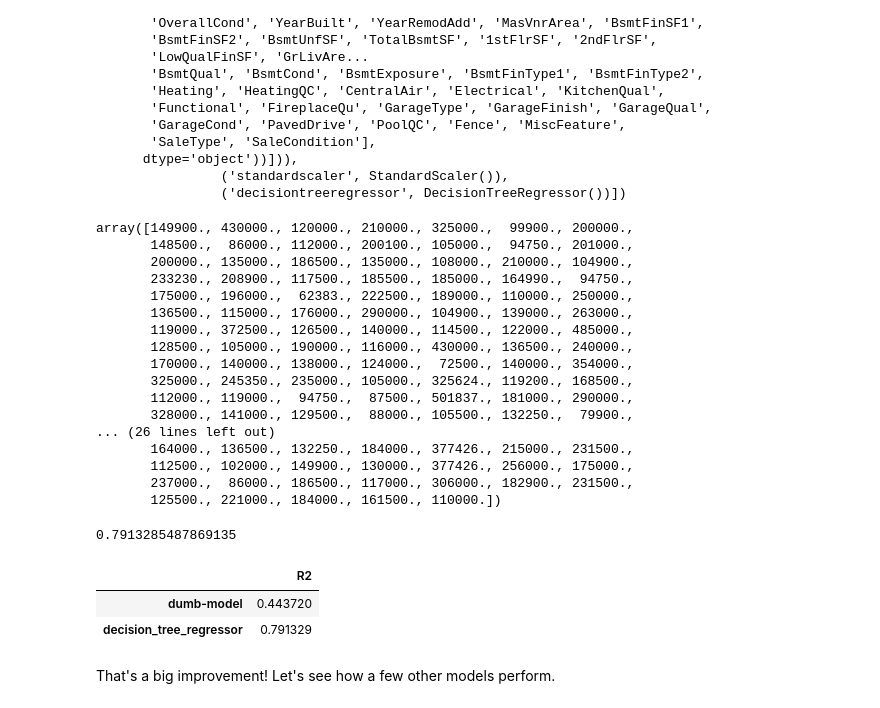
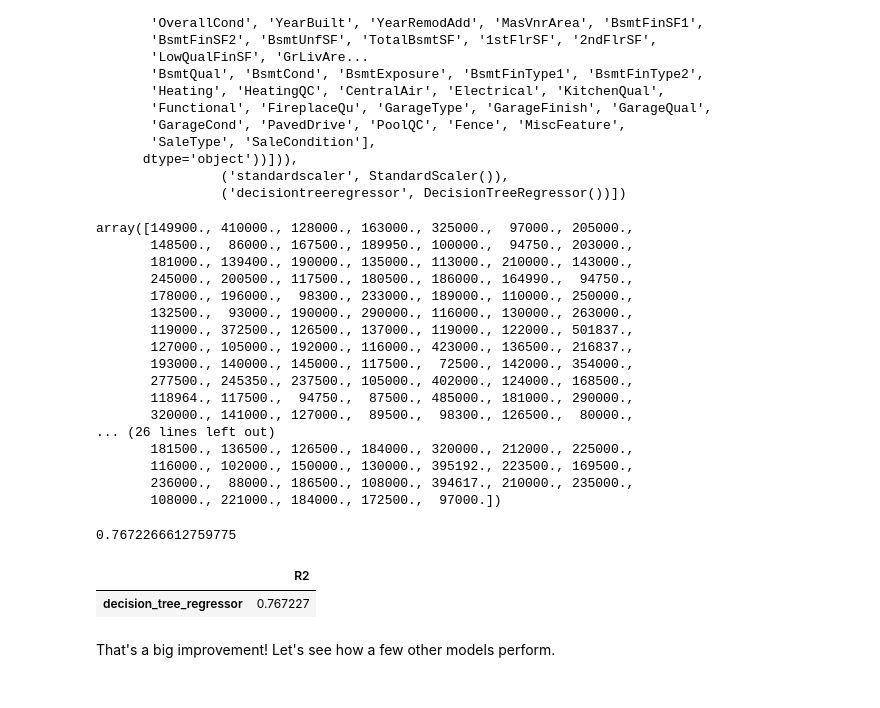
Before and after one commit to Sadia-Khan-Rupa/Chapter_7-Supervised_ML, a Jupyter notebook: Competetion_2_Regression/COMPETETION_2_KAGGLE.ipynb, the cells around one changed output. Cells and saved outputs as stored; diff of their text form; code cells hidden in the pictures.

```diff
--- a/Competetion_2_Regression/COMPETETION_2_KAGGLE.ipynb
+++ b/Competetion_2_Regression/COMPETETION_2_KAGGLE.ipynb
@@ -5,7 +5,7 @@ import pandas as pd
 # %% [markdown]
 # import Data
 # %%
-data = pd.read_csv('/Users/sadiakhanrupa/Bootcamp Main Phase/Chapter_7 Supervised_ML/Data/housing_iteration_6_regression/housing_iteration_6_regression.csv')
+data = pd.read_csv('/Users/sadiakhanrupa/Bootcamp Main Phase/Chapter_7 Supervised_ML/Competetion_2_Regression/train.csv')
 # %%
 data.head()
 # %% [output]
@@ -408,39 +240,39 @@ Pipeline(steps=[('columntransformer',
 dt_predictions = dt_pipeline.predict(X_test)
 dt_predictions
 # %% [output]
-array([149900., 430000., 120000., 210000., 325000.,  99900., 200000.,
-       148500.,  86000., 112000., 200100., 105000.,  94750., 201000.,
-       200000., 135000., 186500., 135000., 108000., 210000., 104900.,
-       233230., 208900., 117500., 185500., 185000., 164990.,  94750.,
-       175000., 196000.,  62383., 222500., 189000., 110000., 250000.,
-       136500., 115000., 176000., 290000., 104900., 139000., 263000.,
-       119000., 372500., 126500., 140000., 114500., 122000., 485000.,
-       128500., 105000., 190000., 116000., 430000., 136500., 240000.,
-       170000., 140000., 138000., 124000.,  72500., 140000., 354000.,
-       325000., 245350., 235000., 105000., 325624., 119200., 168500.,
-       112000., 119000.,  94750.,  87500., 501837., 181000., 290000.,
-       328000., 141000., 129500.,  88000., 105500., 132250.,  79900.,
+array([149900., 410000., 128000., 163000., 325000.,  97000., 205000.,
+       148500.,  86000., 167500., 189950., 100000.,  94750., 203000.,
+       181000., 139400., 190000., 135000., 113000., 210000., 143000.,
+       245000., 200500., 117500., 180500., 186000., 164990.,  94750.,
+       178000., 196000.,  98300., 233000., 189000., 110000., 250000.,
+       132500.,  93000., 190000., 290000., 116000., 130000., 263000.,
+       119000., 372500., 126500., 137000., 119000., 122000., 501837.,
+       127000., 105000., 192000., 116000., 423000., 136500., 216837.,
+       193000., 140000., 145000., 117500.,  72500., 142000., 354000.,
+       277500., 245350., 237500., 105000., 402000., 124000., 168500.,
+       118964., 117500.,  94750.,  87500., 485000., 181000., 290000.,
+       320000., 141000., 127000.,  89500.,  98300., 126500.,  80000.,
 ... (26 lines left out)
-       164000., 136500., 132250., 184000., 377426., 215000., 231500.,
-       112500., 102000., 149900., 130000., 377426., 256000., 175000.,
-       237000.,  86000., 186500., 117000., 306000., 182900., 231500.,
-       125500., 221000., 184000., 161500., 110000.])
+       181500., 136500., 126500., 184000., 320000., 212000., 225000.,
+       116000., 102000., 150000., 130000., 395192., 223500., 169500.,
+       236000.,  88000., 186500., 108000., 394617., 210000., 235000.,
+       108000., 221000., 184000., 172500.,  97000.])
 # %%
 #calculating rSqaured error
+from sklearn.metrics import r2_score
 dt_r2 = r2_score(y_true = y_test,
                  y_pred = dt_predictions)
 dt_r2
 # %% [output]
-0.7913285487869135
+0.7672266612759775
 # %%
 pd.DataFrame(
-    {'R2': [dumb_r2, dt_r2]},
-    index = ['dumb-model', 'decision_tree_regressor']
+    {'R2': [ dt_r2]},
+    index = [ 'decision_tree_regressor']
 )
 # %% [output]
 |  | R2 |
-| dumb-model | 0.443720 |
-| decision_tree_regressor | 0.791329 |
+| decision_tree_regressor | 0.767227 |
 # %% [markdown]
 That's a big improvement! Let's see how a few other models perform.
 # %% [markdown]
```
Also changed, not shown: parts of 40 cells of this notebook, 1 other file.
